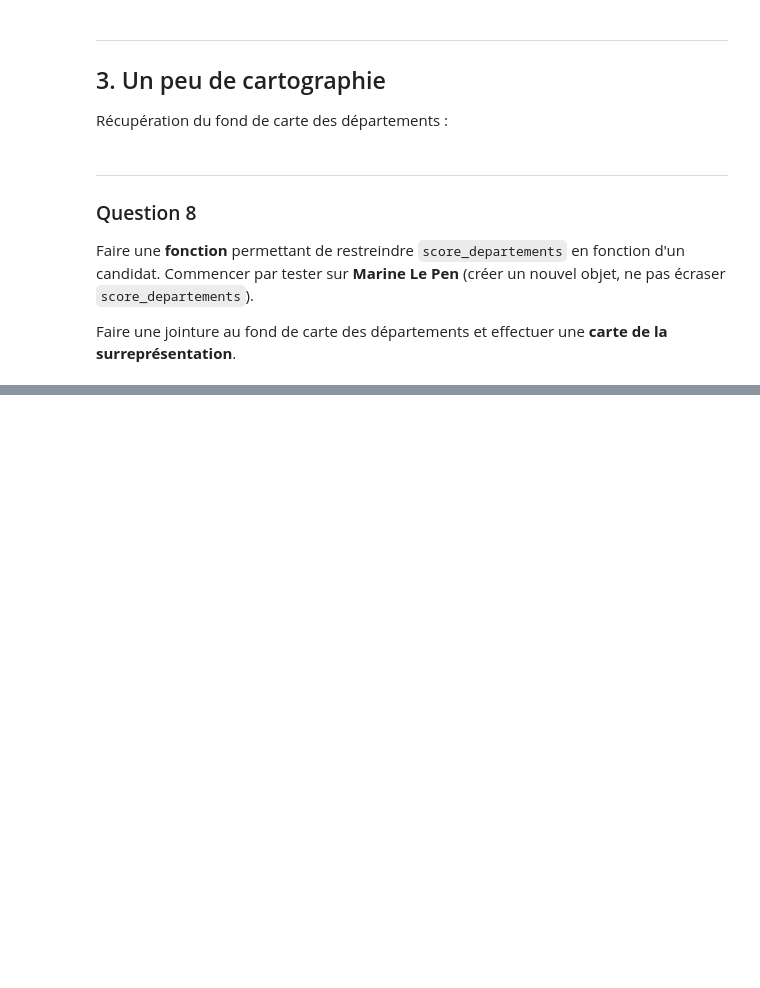
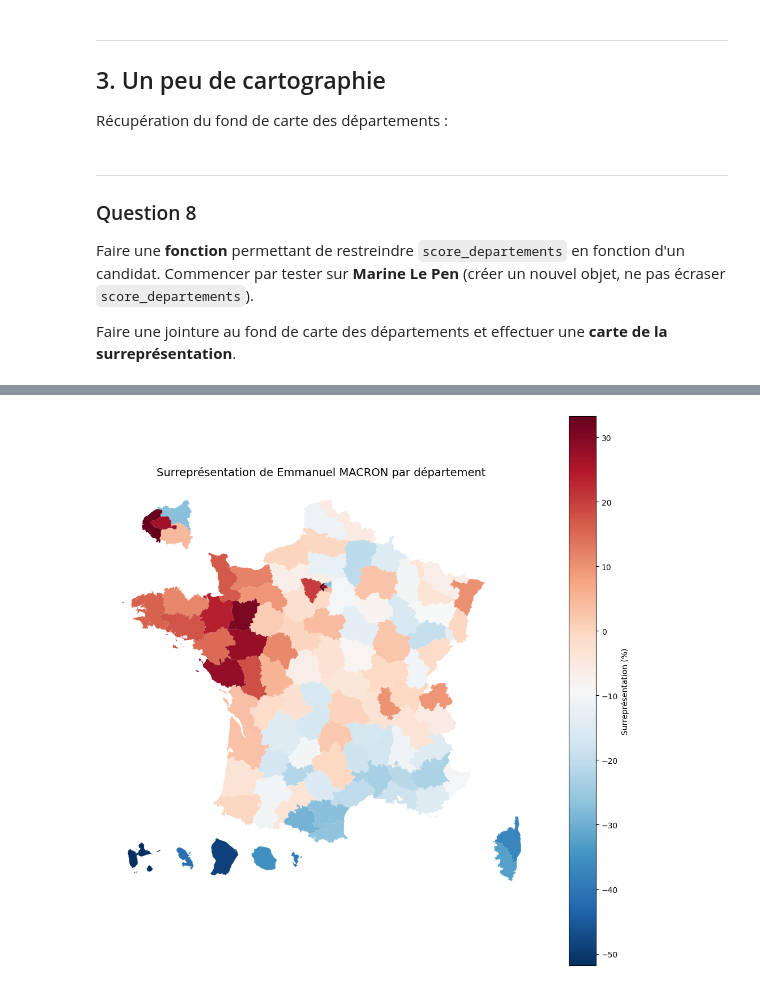
Before and after one commit to zgregi/DM_python_datascience, a Jupyter notebook: main.ipynb, the cells around one changed output, grey strips where cells are left out. Cells and saved outputs as stored; diff of their text form; code cells hidden in the pictures; blank space fills up the shorter version.

```diff
--- a/main.ipynb
+++ b/main.ipynb
@@ -24,13 +52,9 @@ Créer ou mettre à jour les variables suivantes :
 - **`code_commune`** : En utilisant la variable déjà existante et le département, remplacer la valeur `code_commune` pour constituer un vrai code commune. Par exemple, pour Montrouge, vous devriez obtenir `92049`.
 - **`candidat`** : créer une colonne avec le prénom et le nom mis ensemble, en n'oubliant pas de mettre un espace. Ne pas éliminer les bulletins abstentions, blancs ou nuls.
 # %%
-# Créer code_commune complet (département + commune sur 3 chiffres)
-df["code_commune"] = df["code_departement"].astype(str) + df["code_commune"].astype(str).str.zfill(3)
-
-# Créer la colonne candidat (prenom + nom)
-df["candidat"] = df["prenom"].fillna("") + " " + df["nom"].fillna("")
-df["candidat"] = df["candidat"].str.strip()  # supprime les espaces inutiles
-
+# Question 1
+df['code_commune'] = df['code_departement'].astype(str) + df['code_commune'].astype(str).str.zfill(3)
+df['candidat'] = df['prenom'] + ' ' + df['nom']
 # Affichage GT pour les 10 premières lignes sans index
 GT(df[["code_departement","code_commune","prenom","nom","candidat"]].head(10)) \
     .tab_header(title="Code Commune et Candidat (extrait)") \
@@ -41,3 +65,6 @@ GT(df[["code_departement","code_commune","prenom","nom","candidat"]].head(10)) \
         nom="Nom",
         candidat="Candidat"
     )
+
+
+df[df['nom'].str.lower() == 'abstentions'].head(1)
@@ -69,8 +103,8 @@ Calculer les scores nationaux de chaque candidat. Représenter dans un tableau,
 
 Représenter cela dans un dataframe ou, pour avoir tous les points, dans un tableau mis en forme via `great_tables`.
 # %%
-exclure = ["", "abstentions", "blancs", "nuls"]
-votes_exprimes = df[~df["candidat"].isin(exclure)]
+exclure = ["abstentions", "blancs", "nuls", ""]
+votes_exprimes = df[~df["candidat"].str.lower().str.strip().isin(exclure)].dropna(subset=['candidat'])
 
 scores = votes_exprimes.groupby("candidat")["voix"].sum().reset_index()
 total_votes_exprimes = votes_exprimes["voix"].sum()
@@ -142,30 +203,12 @@ Refaire le lien avec le niveau national pour comparer le score départemental av
 # Question 5 : score départemental vs national
 
 # Ajouter les scores et votes nationaux au dataframe départemental
+
 score_departements["score_national"] = score_departements["candidat"].map(
     scores.set_index("Candidat")["Score (% votes exprimés)"]
 )
 score_departements["votes_national"] = score_departements["candidat"].map(
     scores.set_index("Candidat")["Nombre votes (total)"]
 )
-
-# Réordonner les colonnes
-score_departements = score_departements[
-    ["code_departement", "candidat", "votes_departement", "score_departement", "votes_national", "score_national"]
-]
-
-# Affichage GT pour les 5 premières lignes
-GT(score_departements.head()) \
-    .tab_header(title="Score départemental vs national (extrait)") \
-    .cols_label(
-        code_departement="Département",
-        candidat="Candidat",
-        votes_departement="Votes Département",
-        score_departement="Score Département",
-        votes_national="Votes National",
-        score_national="Score National"
-    ) \
-    .fmt_number(columns=["votes_departement","votes_national"], decimals=0, sep_mark=" ") \
-    .fmt_percent(columns=["score_departement", "score_national"], decimals=2, scale_values=False)
 # %%
 # Vérification : résultat pour l'Aude (département n°11)
@@ -354,0 +377,4 @@ carte_candidat('Marine LE PEN')
+# %%
+carte_candidat('Emmanuel MACRON')
+# %% [output]
+[figure, added]
```
Also changed, not shown: parts of 18 cells of this notebook, 1 other file.
